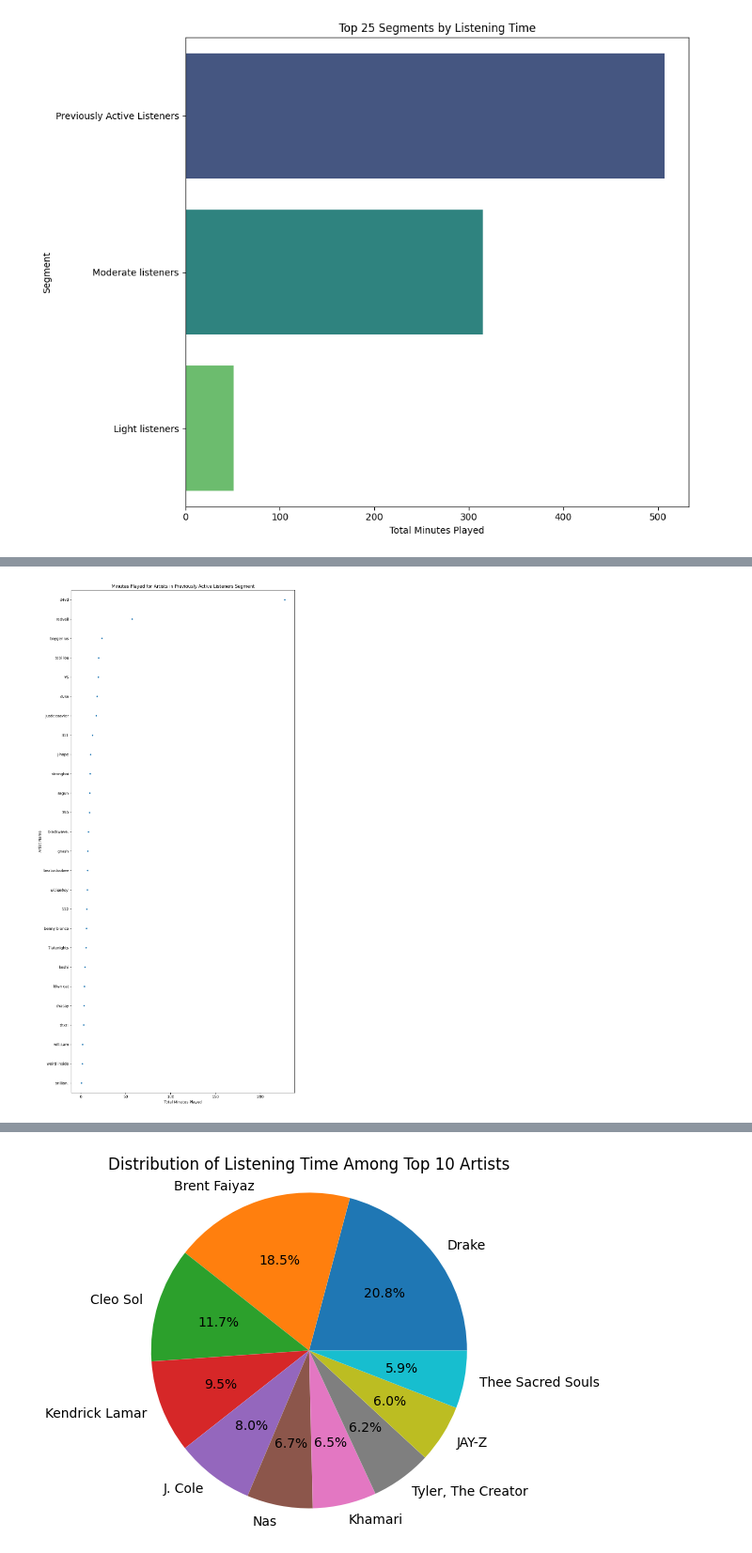
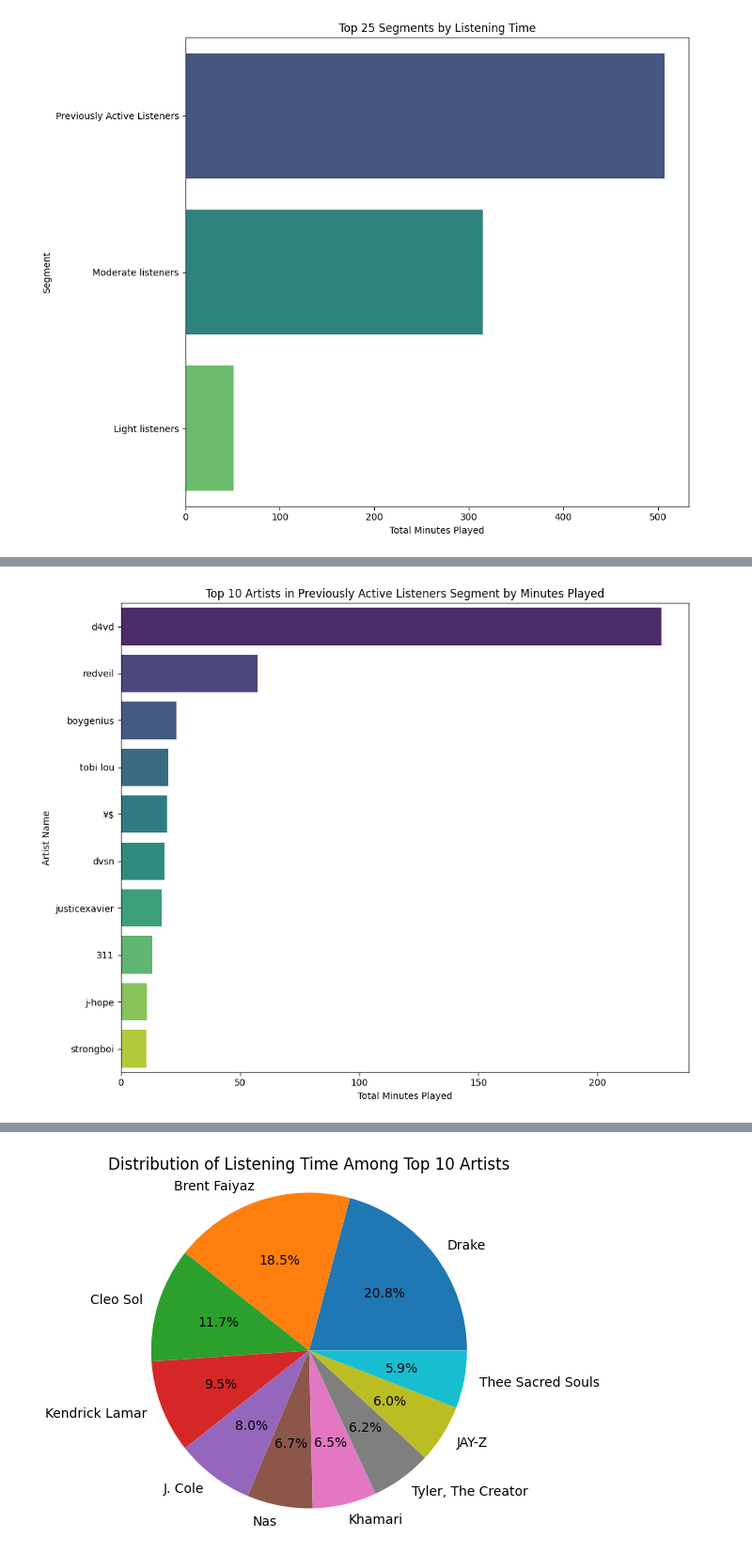
Before and after one commit to robertmounce/Python_Portfolio, a Jupyter notebook: my-own-spotify-wrap.ipynb, the cells around one changed output, grey strips where cells are left out. Shown at 94% size. Drawn from its saved outputs; the diff is of its cells as text; code cells hidden in the pictures.

```diff
--- a/my-own-spotify-wrap.ipynb
+++ b/my-own-spotify-wrap.ipynb
@@ -252,15 +234,14 @@ artist_listen_minutes = previously_active.groupby('artistName')['minutesPlayed']
 # %%
+# Top 10 Previous Active Listener
+T10PAL = artist_listen_minutes_sorted.head(10)
 
-# Sorting by minutesPlayed for a better visual representation
-artist_listen_minutes_sorted = artist_listen_minutes.sort_values('minutesPlayed', ascending=False)
-
-plt.figure(figsize=(10, 20))
-sns.stripplot(x='minutesPlayed', y='artistName', data=artist_listen_minutes_sorted, size=4, orient='h')
-plt.title('Minutes Played for Artists in Previously Active Listeners Segment')
+plt.figure(figsize=(10, 8))
+sns.barplot(x='minutesPlayed', y='artistName', data=T10PAL, palette='viridis')
+plt.title('Top 10 Artists in Previously Active Listeners Segment by Minutes Played')
 plt.xlabel('Total Minutes Played')
 plt.ylabel('Artist Name')
 plt.tight_layout()
 plt.show()
 # %% [output]
-[figure, old version]
+[figure, new version]
 # %%
```
Also changed, not shown: parts of 27 cells of this notebook.
